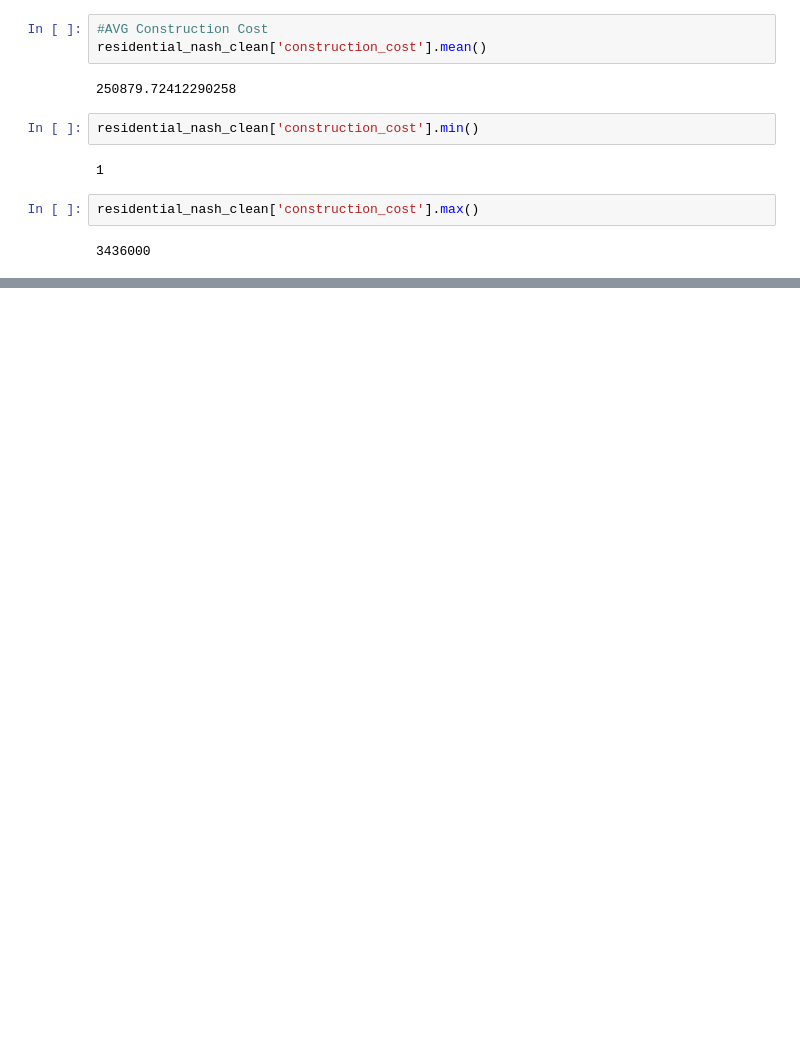
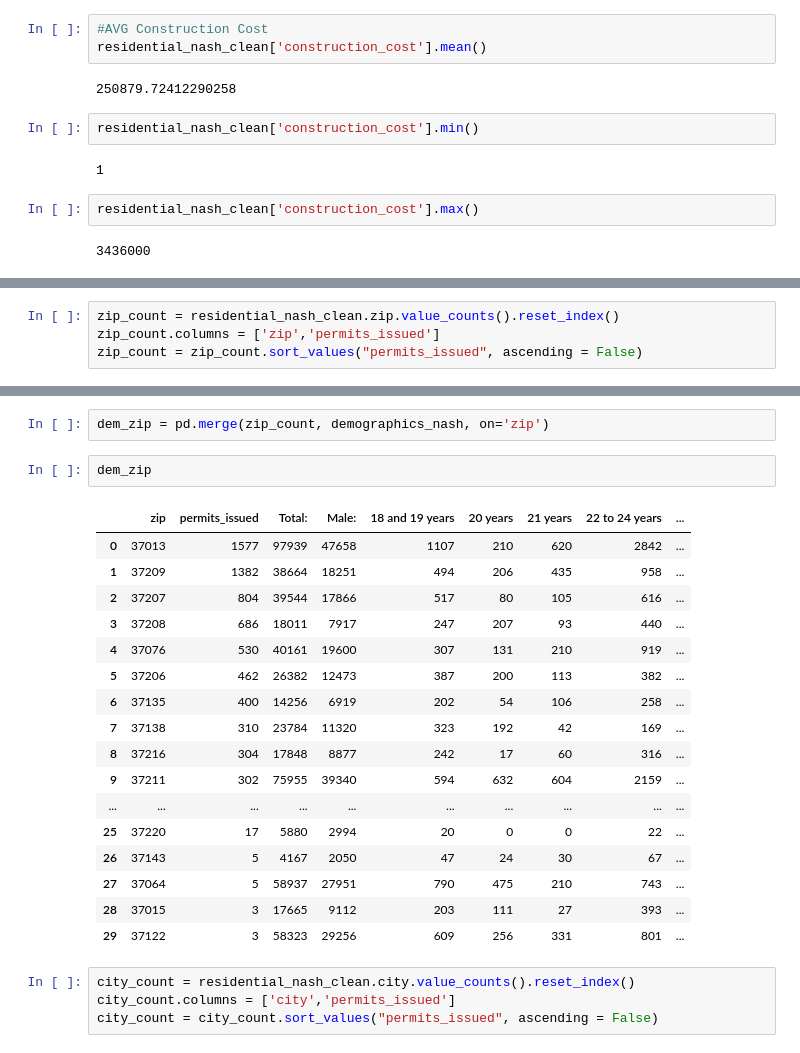
Before and after one commit to Cristian-Vargas9/Nashville_Housing_Market, a Jupyter notebook: cleaning_demographics_data.ipynb, the cells around one changed output, grey strips where cells are left out. Cells and saved outputs as stored; diff of their text form; blank space fills up the shorter version.

```diff
--- a/cleaning_demographics_data.ipynb
+++ b/cleaning_demographics_data.ipynb
@@ -548,0 +557,4 @@ residential_nash_clean.loc(residential_nash_clean)
+# %%
+zip_count = residential_nash_clean.zip.value_counts().reset_index()
+zip_count.columns = ['zip','permits_issued']
+zip_count = zip_count.sort_values("permits_issued", ascending = False)
@@ -548,0 +581,26 @@ residential_nash_clean.loc(residential_nash_clean)
+# %%
+dem_zip = pd.merge(zip_count, demographics_nash, on='zip')
+# %%
+dem_zip
+# %% [output]
+|  | zip | permits_issued | Total: | Male: | 18 and 19 years | 20 years | 21 years | 22 to 24 years | ... |
+| 0 | 37013 | 1577 | 97939 | 47658 | 1107 | 210 | 620 | 2842 | ... |
+| 1 | 37209 | 1382 | 38664 | 18251 | 494 | 206 | 435 | 958 | ... |
+| 2 | 37207 | 804 | 39544 | 17866 | 517 | 80 | 105 | 616 | ... |
+| 3 | 37208 | 686 | 18011 | 7917 | 247 | 207 | 93 | 440 | ... |
+| 4 | 37076 | 530 | 40161 | 19600 | 307 | 131 | 210 | 919 | ... |
+| 5 | 37206 | 462 | 26382 | 12473 | 387 | 200 | 113 | 382 | ... |
+| 6 | 37135 | 400 | 14256 | 6919 | 202 | 54 | 106 | 258 | ... |
+| 7 | 37138 | 310 | 23784 | 11320 | 323 | 192 | 42 | 169 | ... |
+| 8 | 37216 | 304 | 17848 | 8877 | 242 | 17 | 60 | 316 | ... |
+| 9 | 37211 | 302 | 75955 | 39340 | 594 | 632 | 604 | 2159 | ... |
+| ... | ... | ... | ... | ... | ... | ... | ... | ... | ... |
+| 25 | 37220 | 17 | 5880 | 2994 | 20 | 0 | 0 | 22 | ... |
+| 26 | 37143 | 5 | 4167 | 2050 | 47 | 24 | 30 | 67 | ... |
+| 27 | 37064 | 5 | 58937 | 27951 | 790 | 475 | 210 | 743 | ... |
+| 28 | 37015 | 3 | 17665 | 9112 | 203 | 111 | 27 | 393 | ... |
+| 29 | 37122 | 3 | 58323 | 29256 | 609 | 256 | 331 | 801 | ... |
+# %%
+city_count = residential_nash_clean.city.value_counts().reset_index()
+city_count.columns = ['city','permits_issued']
+city_count = city_count.sort_values("permits_issued", ascending = False)
```
Also changed, not shown: parts of 25 cells of this notebook, 1 other file.
